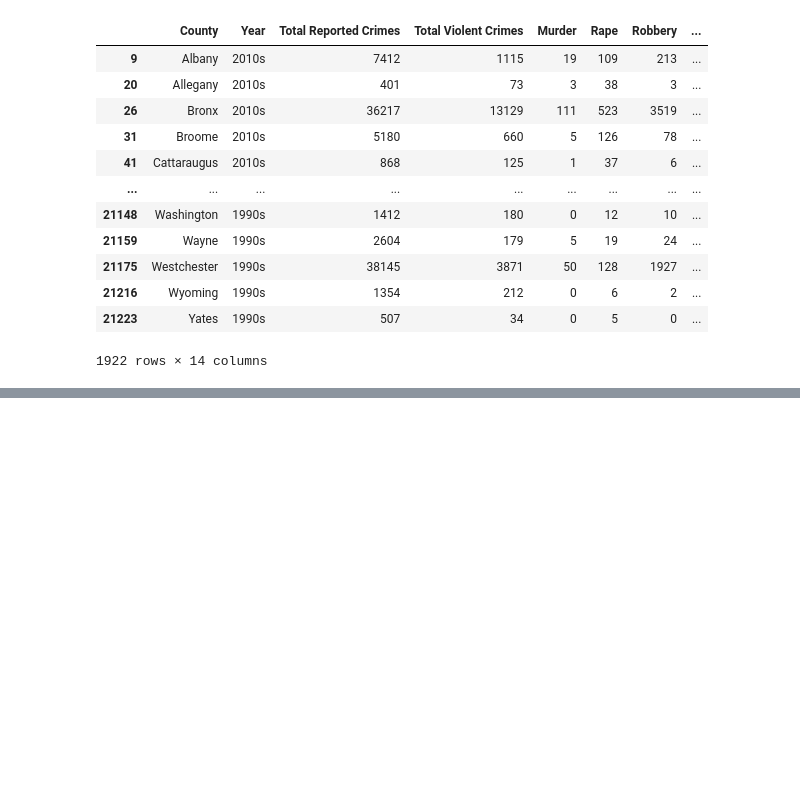
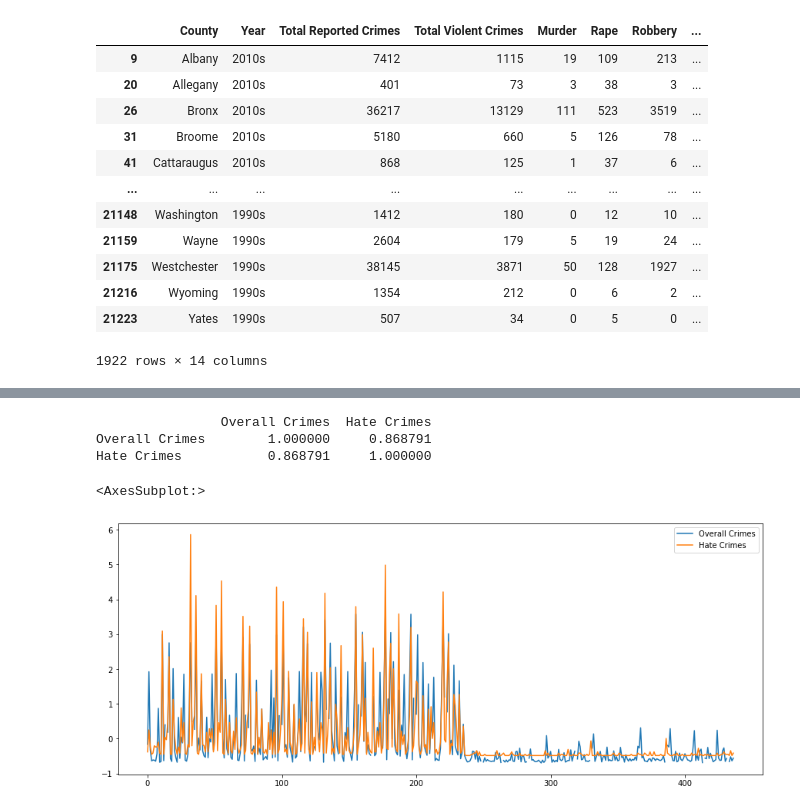
Before and after one commit to BlackYun2/data-science-project, a Jupyter notebook: Group 19.ipynb, the cells around one changed output, grey strips where cells are left out. Cells and saved outputs as stored; diff of their text form; code cells hidden in the pictures; blank space fills up the shorter version.

```diff
--- a/Group 19.ipynb
+++ b/Group 19.ipynb
@@ -12,8 +13,14 @@ hateCrimes = pd.read_csv(
 # %%
 # we're going to start cleaning the "Crimes" dataset first
 # changing the name of some columns to be more descriptive
-crimes.rename(columns={'Index Total': 'Total Reported Crimes', 'Violent Total': 'Total Violent Crimes',
-              'Property Total': 'Total Property Crimes'}, inplace=True)
+crimes.rename(
+    columns={
+        "Index Total": "Total Reported Crimes",
+        "Violent Total": "Total Violent Crimes",
+        "Property Total": "Total Property Crimes",
+    },
+    inplace=True,
+)
 # %%
 # checking nulls
 crimes.isnull().sum()
@@ -259,0 +419,20 @@ Name: Total Reported Crimes, dtype: int32
+# %%
+cvv = final.loc[
+    :, (final.columns == "Total Incidents") | (final.columns == "Total Reported Crimes")
+]
+cvv = cvv.rename(
+    columns={
+        "Total Incidents": "Hate Crimes",
+        "Total Reported Crimes": "Overall Crimes",
+    },
+)
+print(cvv.corr(method='pearson'))
+#cvv.sort_values()
+cvvv = (cvv-cvv.mean())/(cvv.std())
+cvvv.plot(figsize= (15,6))
+# %% [output]
+                Overall Crimes  Hate Crimes
+Overall Crimes        1.000000     0.868791
+Hate Crimes           0.868791     1.000000
+<AxesSubplot:>
+[figure, added]
```
Also changed, not shown: parts of 29 cells of this notebook, 14 other files.
